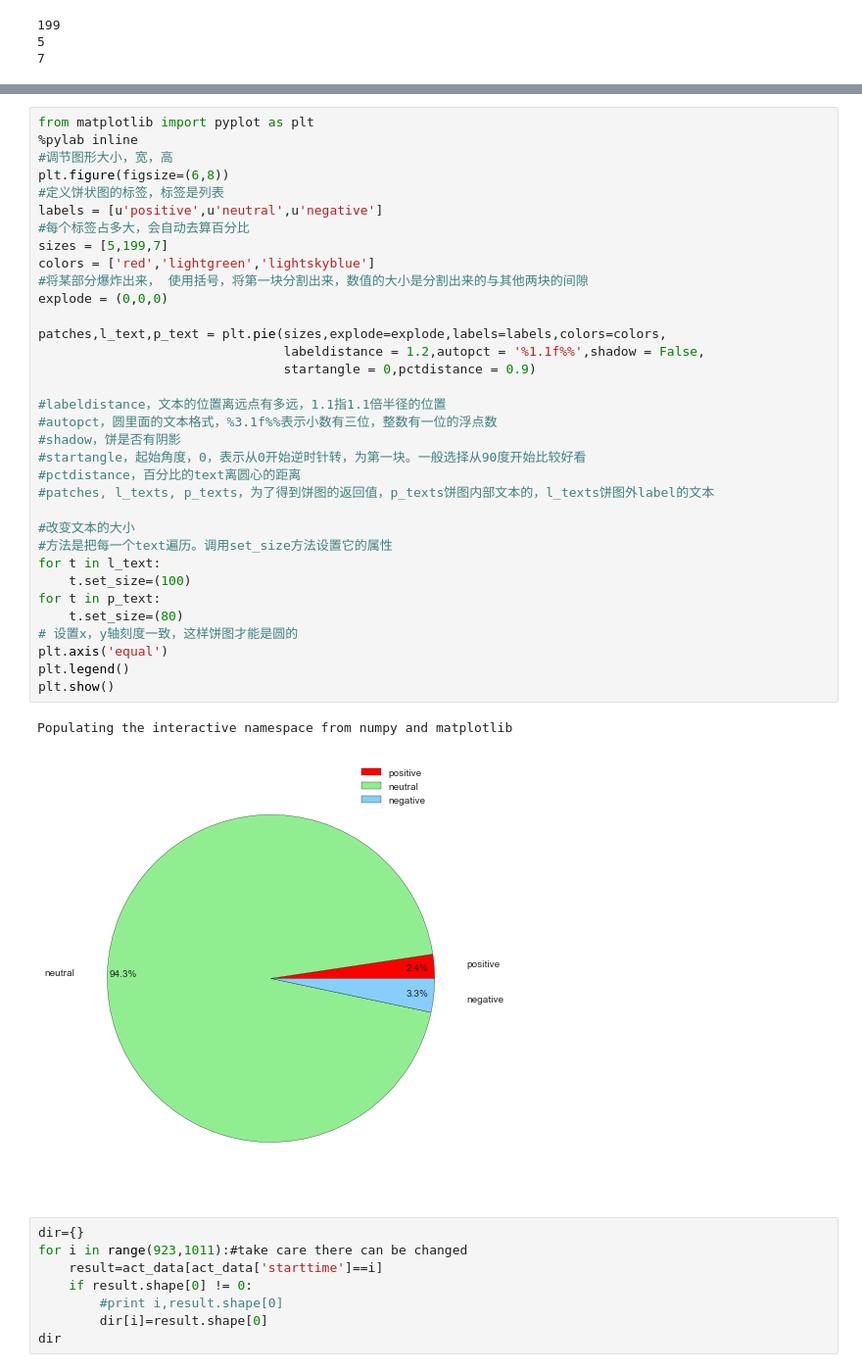
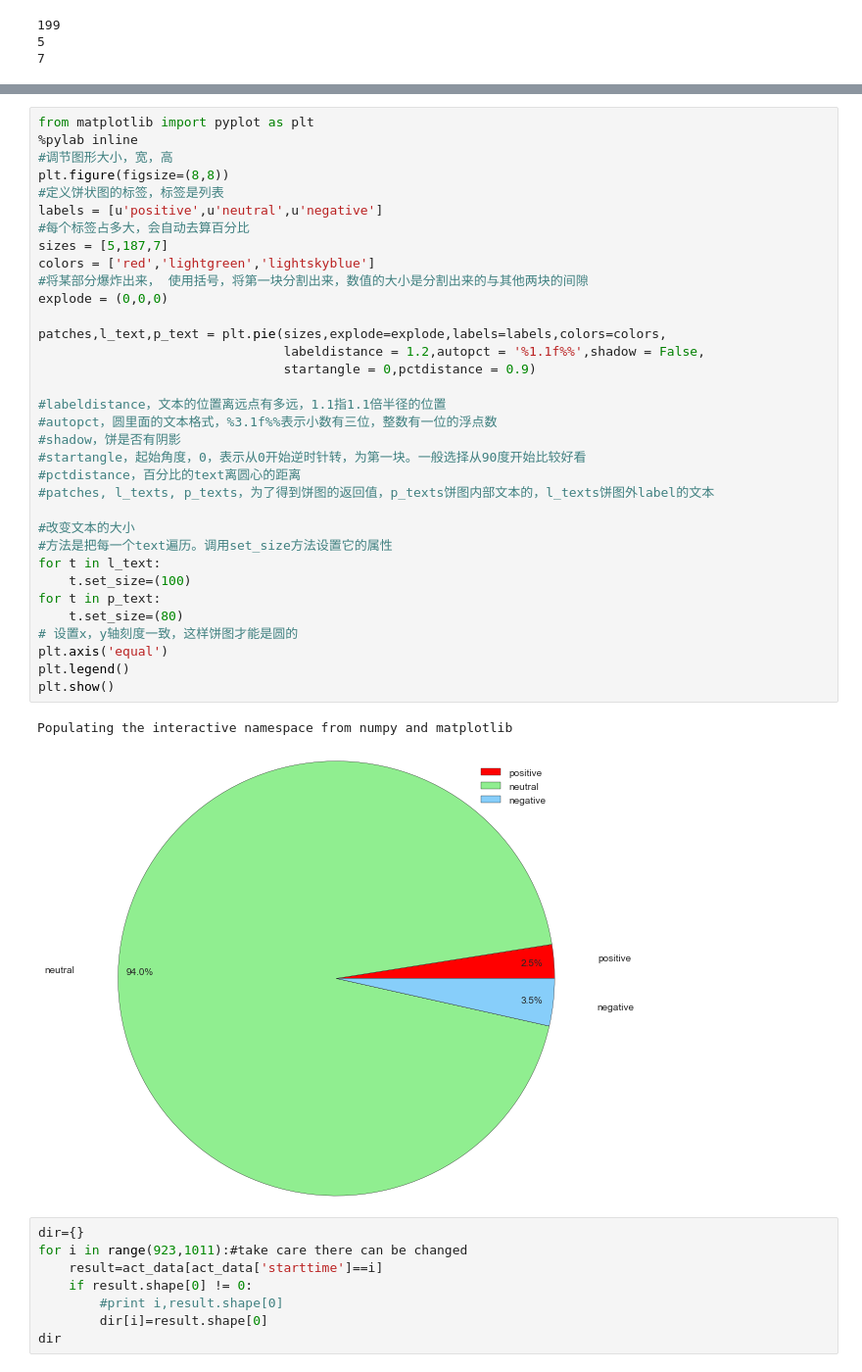
Before and after one commit to Vayne-Lover/Endless-Wars, a Jupyter notebook: Data Analysis.ipynb, the cells around one changed output, grey strips where cells are left out. Shown at 98% size. Cells and saved outputs as stored; diff of their text form.

```diff
--- a/Data Analysis.ipynb
+++ b/Data Analysis.ipynb
@@ -90,39 +90,39 @@ emotion_data
 from matplotlib import pyplot as plt
 %pylab inline
 #调节图形大小，宽，高
-plt.figure(figsize=(6,8))
+plt.figure(figsize=(8,8))
 #定义饼状图的标签，标签是列表
 labels = [u'positive',u'neutral',u'negative']
 #每个标签占多大，会自动去算百分比
-sizes = [5,199,7]
+sizes = [5,187,7]
 colors = ['red','lightgreen','lightskyblue']
 #将某部分爆炸出来， 使用括号，将第一块分割出来，数值的大小是分割出来的与其他两块的间隙
 explode = (0,0,0)
 
 patches,l_text,p_text = plt.pie(sizes,explode=explode,labels=labels,colors=colors,
                                 labeldistance = 1.2,autopct = '%1.1f%%',shadow = False,
                                 startangle = 0,pctdistance = 0.9)
 
 #labeldistance，文本的位置离远点有多远，1.1指1.1倍半径的位置
 #autopct，圆里面的文本格式，%3.1f%%表示小数有三位，整数有一位的浮点数
 #shadow，饼是否有阴影
 #startangle，起始角度，0，表示从0开始逆时针转，为第一块。一般选择从90度开始比较好看
 #pctdistance，百分比的text离圆心的距离
 #patches, l_texts, p_texts，为了得到饼图的返回值，p_texts饼图内部文本的，l_texts饼图外label的文本
 
 #改变文本的大小
 #方法是把每一个text遍历。调用set_size方法设置它的属性
 for t in l_text:
     t.set_size=(100)
 for t in p_text:
     t.set_size=(80)
 # 设置x，y轴刻度一致，这样饼图才能是圆的
 plt.axis('equal')
 plt.legend()
 plt.show()
 # %% [output]
 Populating the interactive namespace from numpy and matplotlib
-[figure, old version]
+[figure, new version]
 # %%
 dir={}
 for i in range(923,1011):#take care there can be changed
```
Also changed, not shown: parts of 6 cells of this notebook.
